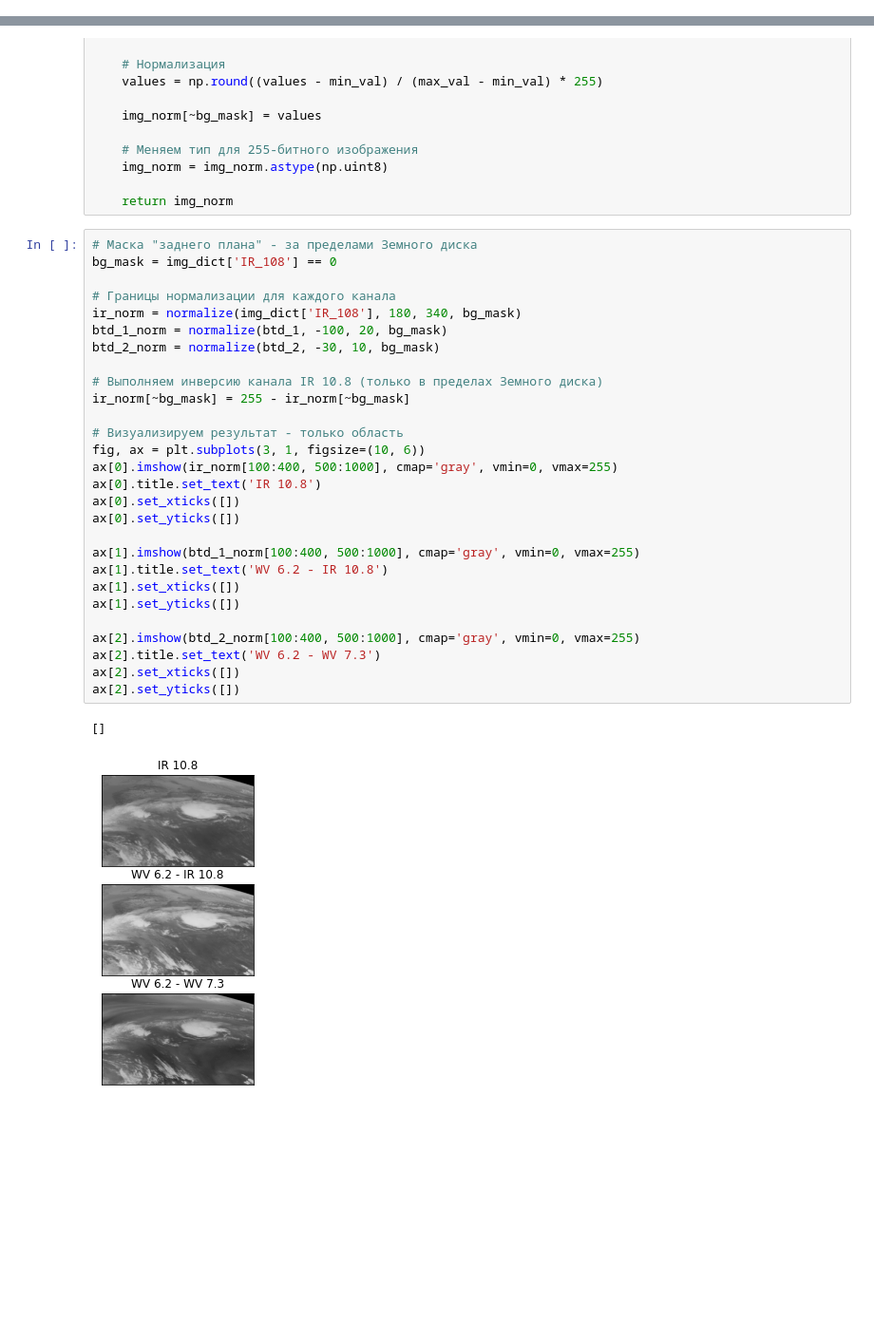
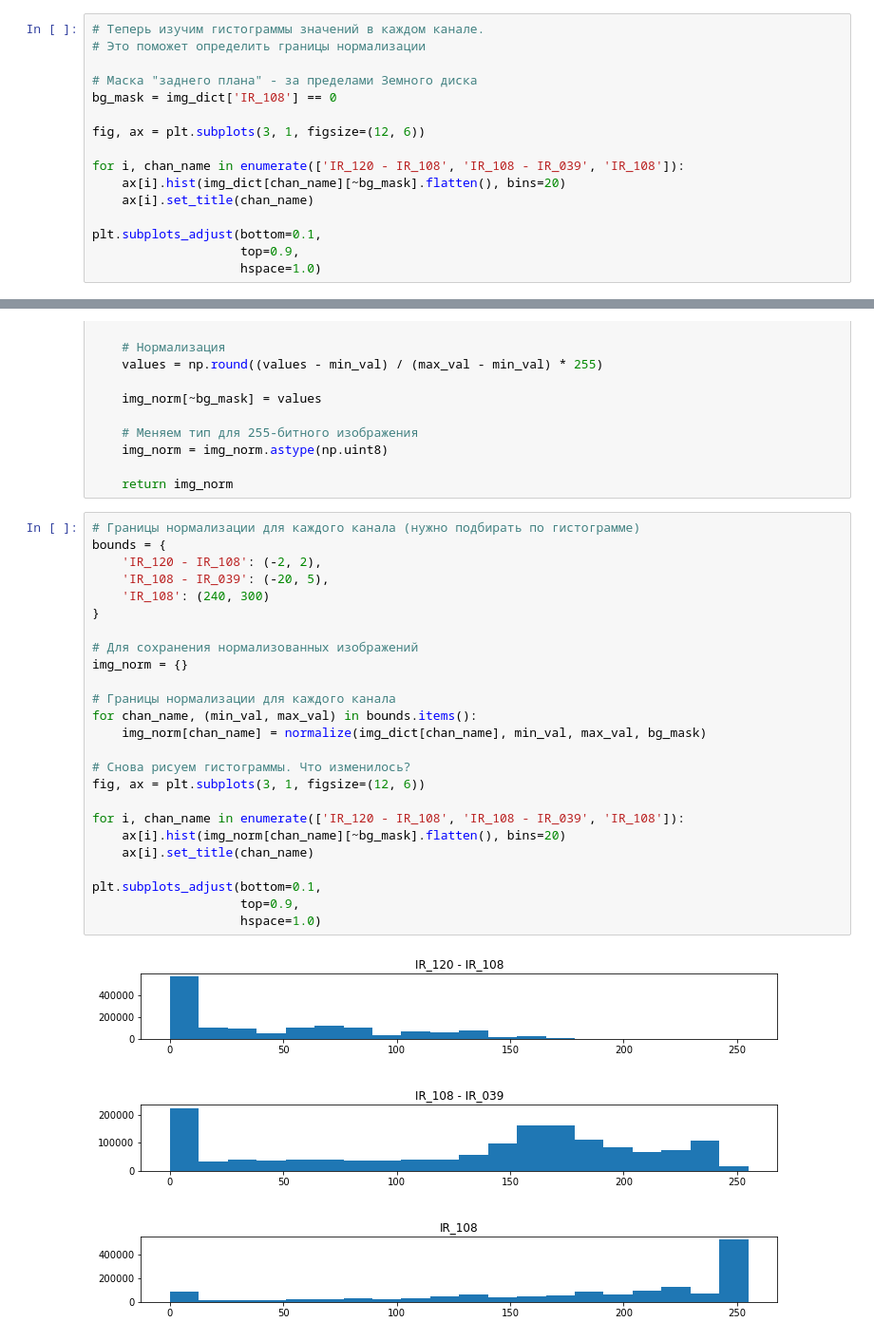
Before and after one commit to shandruha/weather-satellite-data, a Jupyter notebook: create_rgb.ipynb, the cells around one changed output, grey strips where cells are left out. Shown: that part at 95% size. Cells and saved outputs as stored; diff of their text form; blank space fills up the shorter version.

Commit message:
Изменил пример подготовки RGB-продукта

```diff
--- a/create_rgb.ipynb
+++ b/create_rgb.ipynb
@@ -73,0 +76,16 @@ ax[1].imshow(btd_2, cmap='gray')
+# %%
+# Теперь изучим гистограммы значений в каждом канале.
+# Это поможет определить границы нормализации
+
+# Маска "заднего плана" - за пределами Земного диска
+bg_mask = img_dict['IR_108'] == 0
+
+fig, ax = plt.subplots(3, 1, figsize=(12, 6))
+
+for i, chan_name in enumerate(['IR_120 - IR_108', 'IR_108 - IR_039', 'IR_108']):
+    ax[i].hist(img_dict[chan_name][~bg_mask].flatten(), bins=20)
+    ax[i].set_title(chan_name)
+
+plt.subplots_adjust(bottom=0.1,
+                    top=0.9,
+                    hspace=1.0)
@@ -106,33 +126,29 @@ def normalize(img, min_val, max_val, bg_mask):
 
     return img_norm
 # %%
-# Маска "заднего плана" - за пределами Земного диска
-bg_mask = img_dict['IR_108'] == 0
+# Границы нормализации для каждого канала (нужно подбирать по гистограмме)
+bounds = {
+    'IR_120 - IR_108': (-2, 2),
+    'IR_108 - IR_039': (-20, 5),
+    'IR_108': (240, 300)
+}
+
+# Для сохранения нормализованных изображений
+img_norm = {}
 
 # Границы нормализации для каждого канала
-ir_norm = normalize(img_dict['IR_108'], 180, 340, bg_mask)
-btd_1_norm = normalize(btd_1, -100, 20, bg_mask)
-btd_2_norm = normalize(btd_2, -30, 10, bg_mask)
+for chan_name, (min_val, max_val) in bounds.items():
+    img_norm[chan_name] = normalize(img_dict[chan_name], min_val, max_val, bg_mask)
 
-# Выполняем инверсию канала IR 10.8 (только в пределах Земного диска)
-ir_norm[~bg_mask] = 255 - ir_norm[~bg_mask]
+# Снова рисуем гистограммы. Что изменилось?
+fig, ax = plt.subplots(3, 1, figsize=(12, 6))
 
-# Визуализируем результат - только область
-fig, ax = plt.subplots(3, 1, figsize=(10, 6))
-ax[0].imshow(ir_norm[100:400, 500:1000], cmap='gray', vmin=0, vmax=255)
-ax[0].title.set_text('IR 10.8')
-ax[0].set_xticks([])
-ax[0].set_yticks([])
+for i, chan_name in enumerate(['IR_120 - IR_108', 'IR_108 - IR_039', 'IR_108']):
+    ax[i].hist(img_norm[chan_name][~bg_mask].flatten(), bins=20)
+    ax[i].set_title(chan_name)
 
-ax[1].imshow(btd_1_norm[100:400, 500:1000], cmap='gray', vmin=0, vmax=255)
-ax[1].title.set_text('WV 6.2 - IR 10.8')
-ax[1].set_xticks([])
-ax[1].set_yticks([])
-
-ax[2].imshow(btd_2_norm[100:400, 500:1000], cmap='gray', vmin=0, vmax=255)
-ax[2].title.set_text('WV 6.2 - WV 7.3')
-ax[2].set_xticks([])
-ax[2].set_yticks([])
+plt.subplots_adjust(bottom=0.1,
+                    top=0.9,
+                    hspace=1.0)
 # %% [output]
-[]
-[figure, old version]
+[figure, new version]
```
Also changed, not shown: parts of 8 cells of this notebook.
